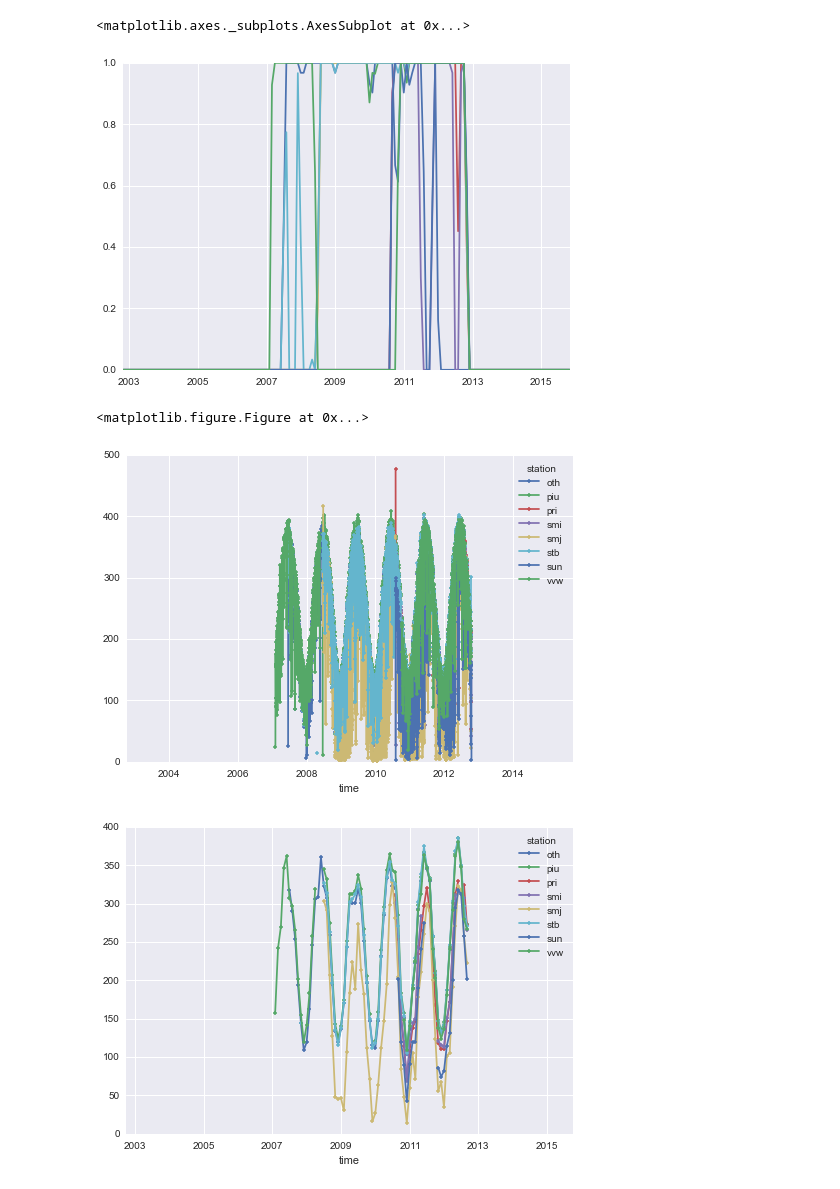
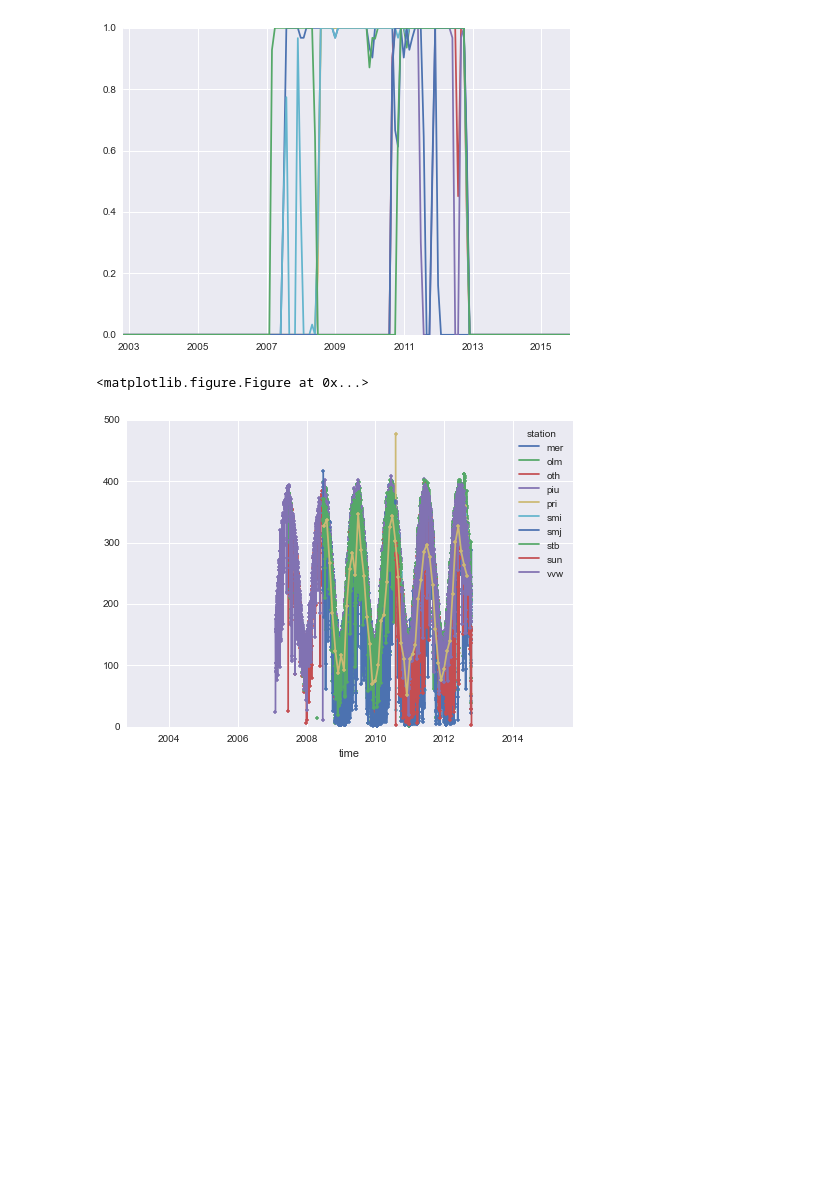
Before and after one commit to klapo/CalRad, a Jupyter notebook: CC.CA.StatisticsMaps.Master.ipynb, the cells around one changed output. Saved outputs shown, nothing was run; the diff lists cells and outputs as text; code cells hidden in the pictures; blank space fills up the shorter version.

Commit message:
EOF error analysis and climatology map both use newly formatted monthly observation time series

```diff
--- a/CC.CA.StatisticsMaps.Master.ipynb
+++ b/CC.CA.StatisticsMaps.Master.ipynb
@@ -153,26 +211,25 @@ else:
 # %%
 ## Protoyping code for removing months with too little data (more than 10% gaps)
 os.chdir(dir_data+dir_grobs)
 grobs = xray.open_dataset('CA.grobs_combined.daily.xray.nc')
 grobs_day = grobs.resample(freq='D', dim='time', how='mean')
 grobs_day.SWdwn.values[grobs_day.SWdwn.values == 0] = np.nan
 numdays_permonth = (~np.isnan(grobs_day['SWdwn'])).resample(freq='M', dim='time', how='mean')
 grobs_month = grobs_day.resample(freq='M', dim='time', how='mean')
 grobs_month.SWdwn.values[numdays_permonth.values < .9] = np.nan
 
 plt.figure()
 plt.plot(numdays_permonth.time,numdays_permonth.values[:,105:113])
 
 plt.figure()
-grobs_day.SWdwn[:,105:113].to_pandas().plot(marker='.')
-grobs_month.SWdwn[:,105:113].to_pandas().plot(marker='.')
+grobs_day.SWdwn[:,-10:].to_pandas().plot(marker='.')
+plt.figure()
+grobs_month.SWdwn[:,-10].to_pandas().plot(marker='.')
 
 ## Save new monthly observed value xray structure
 grobs_day.to_netcdf('CA.grobs.irrad.daily.nc')
 grobs_month.to_netcdf('CA.grobs.irrad.monthly.nc')
 # %% [output]
+[figure]
-<matplotlib.axes._subplots.AxesSubplot at 0x...>
+<matplotlib.figure.Figure at 0x...>
-[figure]
-<matplotlib.figure.Figure at 0x...>
-[figure, old version]
+[figure, new version]
-[figure, removed]
```
Also changed, not shown: parts of 9 cells of this notebook, 1 other file.
